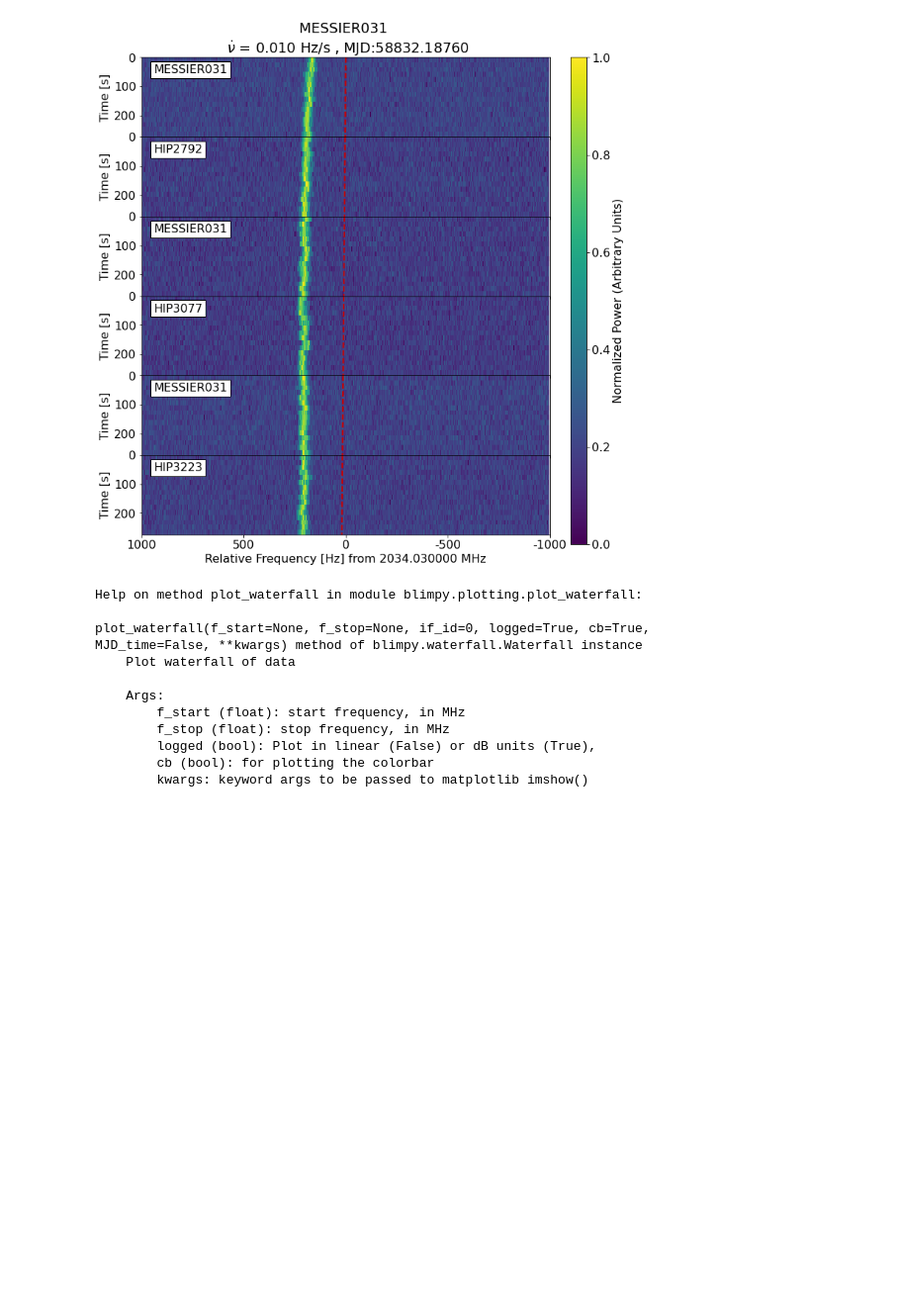
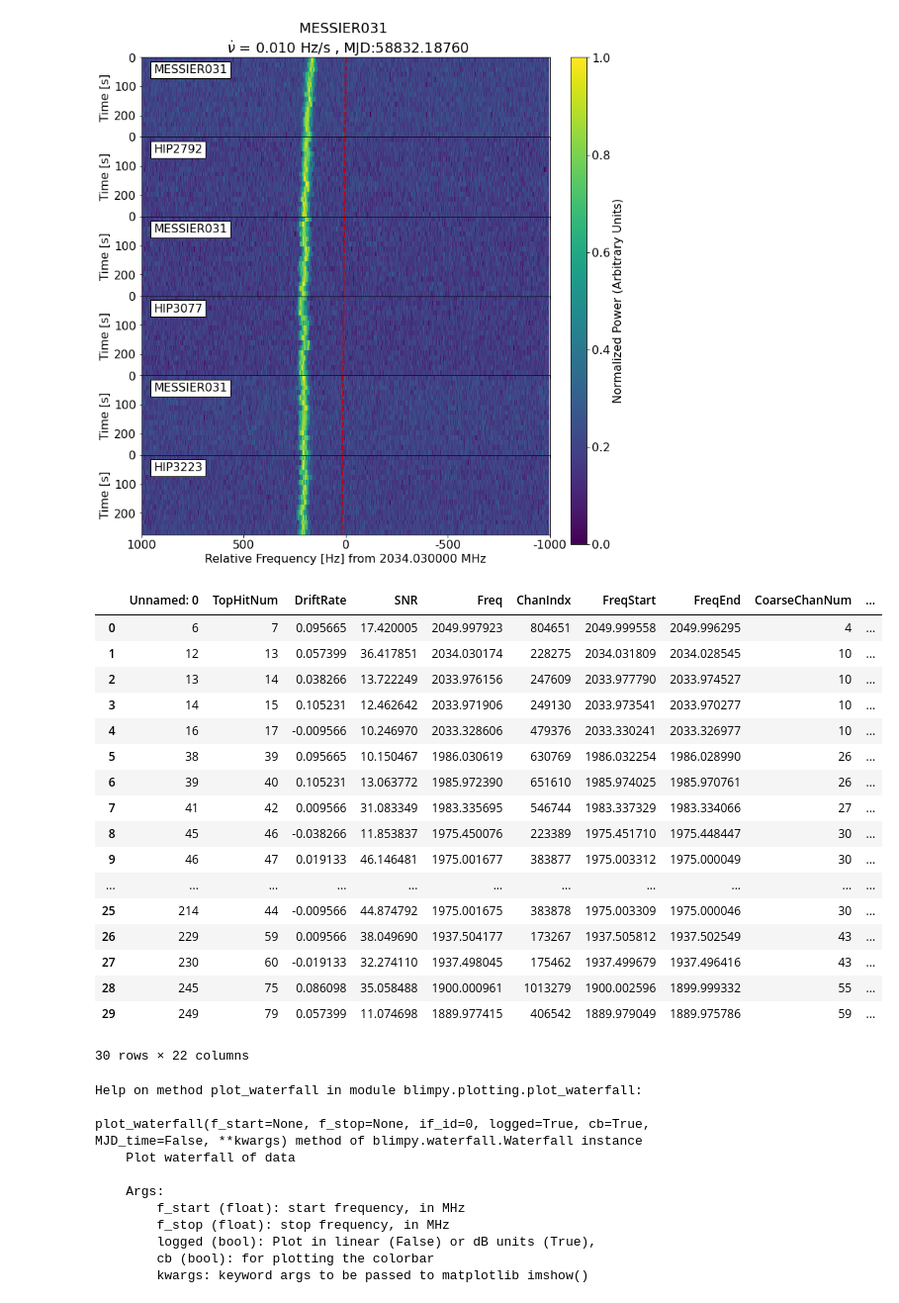
Before and after one commit to bjacobell/gbt-hdbscan, a Jupyter notebook: blimpy_test.ipynb, the cells around one changed output. Shown at 99% size. Cells and saved outputs as stored; diff of their text form; code cells hidden in the pictures; blank space fills up the shorter version.

Commit message:
checking found events against turboSETI

```diff
--- a/blimpy_test.ipynb
+++ b/blimpy_test.ipynb
@@ -85,6 +90,28 @@ make_waterfall_plots(files, 'MESSIER031', 2034.029, 2034.031, 0.010204, 2034.030
 # %% [output]
 TypeError: can only concatenate str (not "int") to str
 [figure]
+# %%
+df = pd.read_csv('found_event_table.csv')
+df
+# %% [output]
+|  | Unnamed: 0 | TopHitNum | DriftRate | SNR | Freq | ChanIndx | FreqStart | FreqEnd | CoarseChanNum | ... |
+| 0 | 6 | 7 | 0.095665 | 17.420005 | 2049.997923 | 804651 | 2049.999558 | 2049.996295 | 4 | ... |
+| 1 | 12 | 13 | 0.057399 | 36.417851 | 2034.030174 | 228275 | 2034.031809 | 2034.028545 | 10 | ... |
+| 2 | 13 | 14 | 0.038266 | 13.722249 | 2033.976156 | 247609 | 2033.977790 | 2033.974527 | 10 | ... |
+| 3 | 14 | 15 | 0.105231 | 12.462642 | 2033.971906 | 249130 | 2033.973541 | 2033.970277 | 10 | ... |
+| 4 | 16 | 17 | -0.009566 | 10.246970 | 2033.328606 | 479376 | 2033.330241 | 2033.326977 | 10 | ... |
+| 5 | 38 | 39 | 0.095665 | 10.150467 | 1986.030619 | 630769 | 1986.032254 | 1986.028990 | 26 | ... |
+| 6 | 39 | 40 | 0.105231 | 13.063772 | 1985.972390 | 651610 | 1985.974025 | 1985.970761 | 26 | ... |
+| 7 | 41 | 42 | 0.009566 | 31.083349 | 1983.335695 | 546744 | 1983.337329 | 1983.334066 | 27 | ... |
+| 8 | 45 | 46 | -0.038266 | 11.853837 | 1975.450076 | 223389 | 1975.451710 | 1975.448447 | 30 | ... |
+| 9 | 46 | 47 | 0.019133 | 46.146481 | 1975.001677 | 383877 | 1975.003312 | 1975.000049 | 30 | ... |
+| ... | ... | ... | ... | ... | ... | ... | ... | ... | ... | ... |
+| 25 | 214 | 44 | -0.009566 | 44.874792 | 1975.001675 | 383878 | 1975.003309 | 1975.000046 | 30 | ... |
+| 26 | 229 | 59 | 0.009566 | 38.049690 | 1937.504177 | 173267 | 1937.505812 | 1937.502549 | 43 | ... |
+| 27 | 230 | 60 | -0.019133 | 32.274110 | 1937.498045 | 175462 | 1937.499679 | 1937.496416 | 43 | ... |
+| 28 | 245 | 75 | 0.086098 | 35.058488 | 1900.000961 | 1013279 | 1900.002596 | 1899.999332 | 55 | ... |
+| 29 | 249 | 79 | 0.057399 | 11.074698 | 1889.977415 | 406542 | 1889.979049 | 1889.975786 | 59 | ... |
+30 rows × 22 columns
 # %%
 help(fb.plot_waterfall)
 # %% [output]
```
Also changed, not shown: parts of 4 cells of this notebook, 3 other files.
